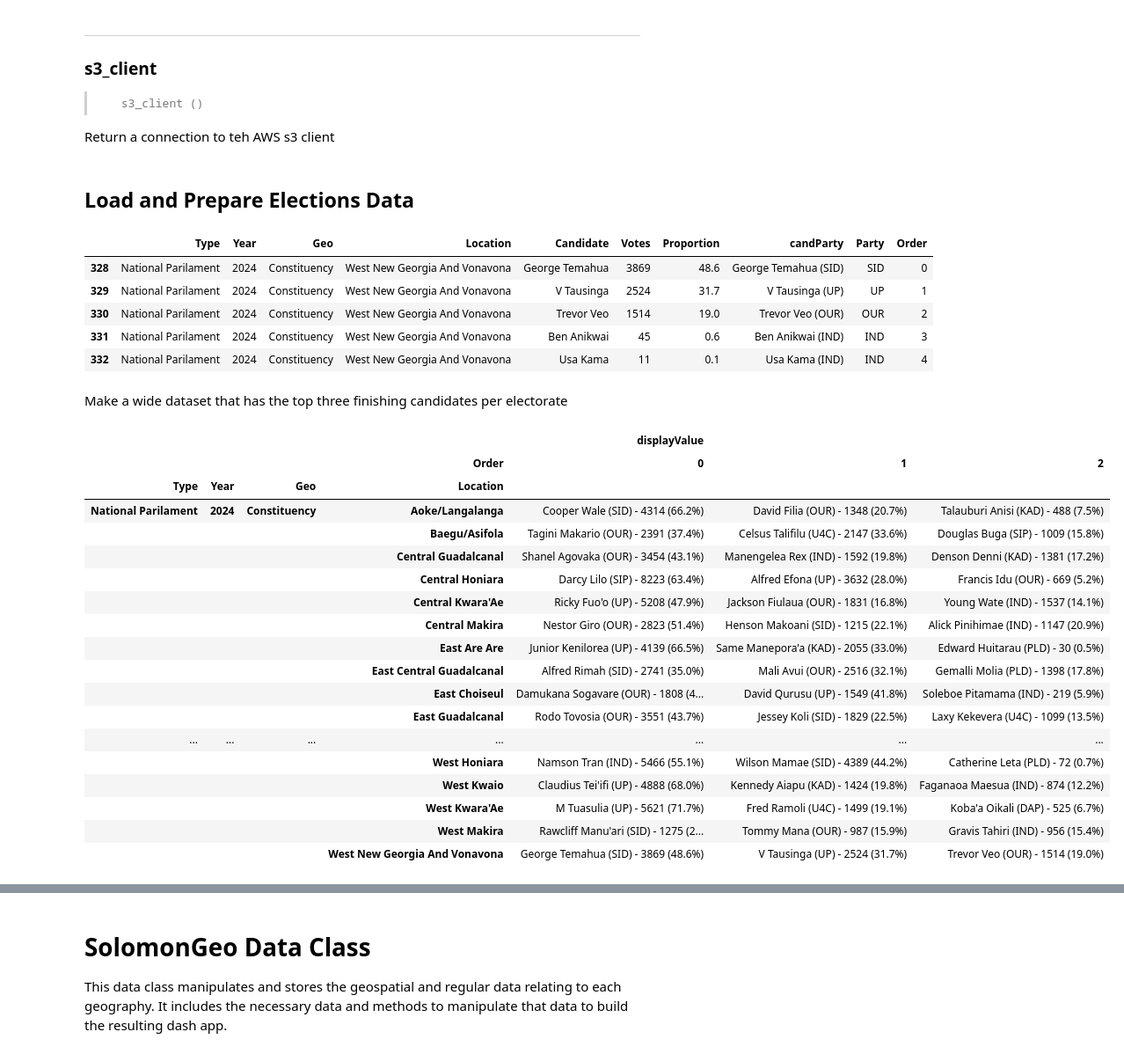
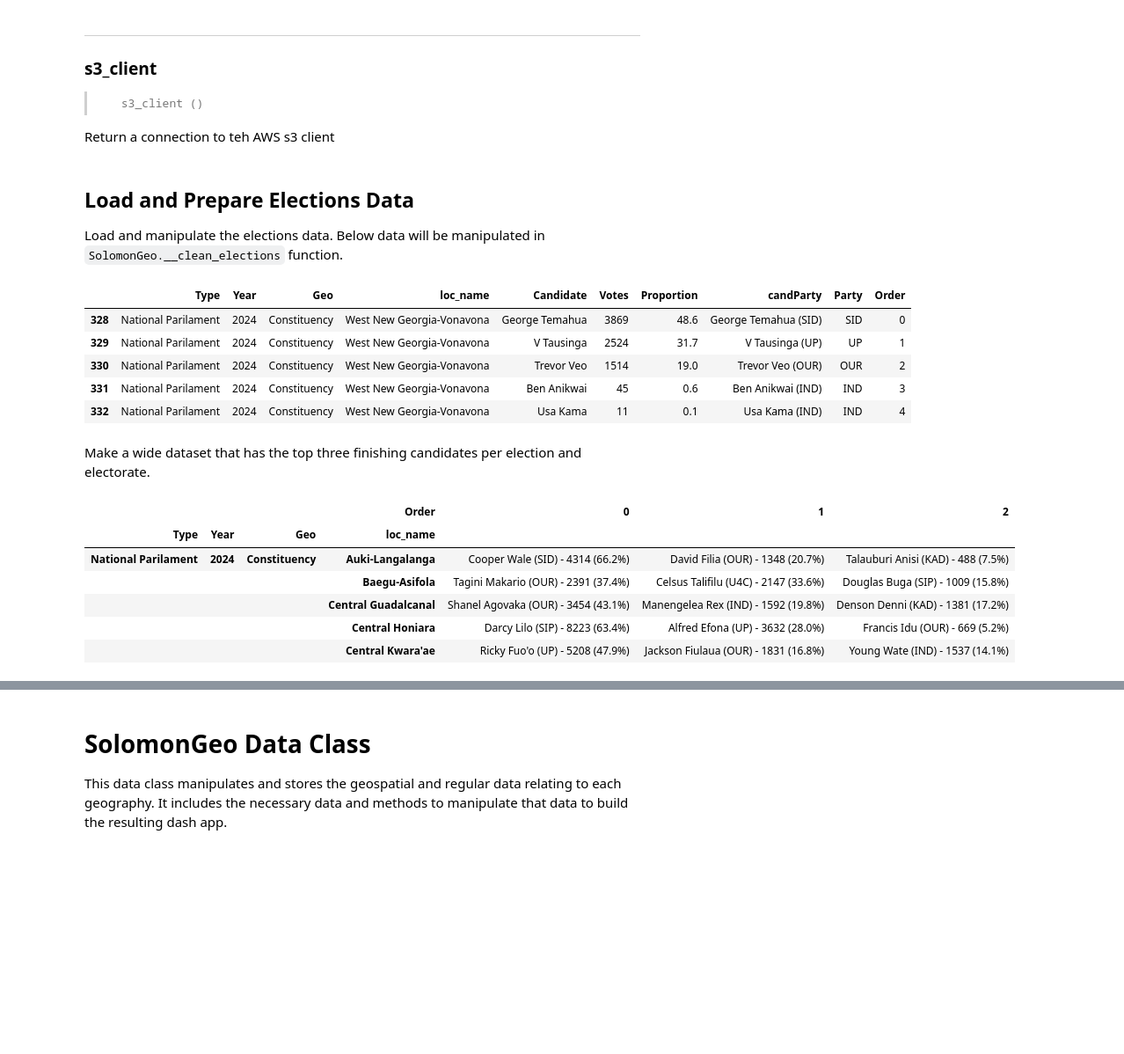
Before and after one commit to Gippers/SolomonIslandsDataMap, a Jupyter notebook: nbs/00_load_data.ipynb, the cells around one changed output, grey strips where cells are left out. Shown: that part at 88% size. Drawn from its saved outputs; the diff is of its cells as text; code cells hidden in the pictures; blank space fills up the shorter version.

Commit message:
Completed the wide version of the elections dataset

```diff
--- a/nbs/00_load_data.ipynb
+++ b/nbs/00_load_data.ipynb
@@ -110,8 +110,9 @@ show_doc(s3_client)
 >      s3_client ()
 
 Return a connection to teh AWS s3 client
-# %% [markdown]
-## Load and Prepare Elections Data
+# %% [markdown]
+## Load and Prepare Elections Data
+Load and manipulate the elections data. Below data will be manipulated in `SolomonGeo.__clean_elections` function.
 # %%
 elec = pd.read_csv(fp + 'Solomon_Elections_Data_April_2024.csv', thousands=',')
 #elec['Party'] =
@@ -122,41 +123,30 @@ elec['Party'] = candParty.loc[:, 1].str.strip(")")
 
 # Fix formatting
 #elec.Votes.astype(int)
-elec.sort_values(by = ['Type','Year', 'Geo', 'Location', 'Votes',], inplace = True, ascending= False)
-elec['Order'] = elec.groupby(by = 'Location').cumcount()
+elec.sort_values(by = ['Type','Year', 'Geo', 'loc_name', 'Votes',], inplace = True, ascending= False)
+elec['Order'] = elec.groupby(by = 'loc_name').cumcount()
 elec.head()
 # %% [output]
-|  | Type | Year | Geo | Location | Candidate | Votes | Proportion | candParty | Party | Order |
-| 328 | National Parilament | 2024 | Constituency | West New Georgia And Vonavona | George Temahua | 3869 | 48.6 | George Temahua (SID) | SID | 0 |
-| 329 | National Parilament | 2024 | Constituency | West New Georgia And Vonavona | V Tausinga | 2524 | 31.7 | V Tausinga (UP) | UP | 1 |
-| 330 | National Parilament | 2024 | Constituency | West New Georgia And Vonavona | Trevor Veo | 1514 | 19.0 | Trevor Veo (OUR) | OUR | 2 |
-| 331 | National Parilament | 2024 | Constituency | West New Georgia And Vonavona | Ben Anikwai | 45 | 0.6 | Ben Anikwai (IND) | IND | 3 |
-| 332 | National Parilament | 2024 | Constituency | West New Georgia And Vonavona | Usa Kama | 11 | 0.1 | Usa Kama (IND) | IND | 4 |
+|  | Type | Year | Geo | loc_name | Candidate | Votes | Proportion | candParty | Party | Order |
+| 328 | National Parilament | 2024 | Constituency | West New Georgia-Vonavona | George Temahua | 3869 | 48.6 | George Temahua (SID) | SID | 0 |
+| 329 | National Parilament | 2024 | Constituency | West New Georgia-Vonavona | V Tausinga | 2524 | 31.7 | V Tausinga (UP) | UP | 1 |
+| 330 | National Parilament | 2024 | Constituency | West New Georgia-Vonavona | Trevor Veo | 1514 | 19.0 | Trevor Veo (OUR) | OUR | 2 |
+| 331 | National Parilament | 2024 | Constituency | West New Georgia-Vonavona | Ben Anikwai | 45 | 0.6 | Ben Anikwai (IND) | IND | 3 |
+| 332 | National Parilament | 2024 | Constituency | West New Georgia-Vonavona | Usa Kama | 11 | 0.1 | Usa Kama (IND) | IND | 4 |
 # %% [markdown]
-Make a wide dataset that has the top three finishing candidates per electorate
+Make a wide dataset that has the top three finishing candidates per election and electorate.
 # %%
 elec_wide = elec.copy()
 elec_wide = elec_wide[elec_wide['Order'] <= 2]
 elec_wide['displayValue'] = elec_wide.candParty.map(str) + " - " + elec_wide.Votes.map(str) + " (" + elec_wide.Proportion.map(str) + "%)"
-elec_wide = pd.pivot(elec_wide, index = ['Type', 'Year', 'Geo', 'Location',], columns = ['Order', ], values = ['displayValue']).fillna("")
-elec_wide
+elec_wide = pd.pivot(elec_wide, index = ['Type', 'Year', 'Geo', 'loc_name',], columns = ['Order', ], values = ['displayValue']).fillna("")
+elec_wide = elec_wide.droplevel(0, axis = 1)
+elec_wide.head()
 # %% [output]
-|  |  |  |  | displayValue |  |  |
 |  |  |  | Order | 0 | 1 | 2 |
-| Type | Year | Geo | Location |  |  |  |
-| National Parilament | 2024 | Constituency | Aoke/Langalanga | Cooper Wale (SID) - 4314 (66.2%) | David Filia (OUR) - 1348 (20.7%) | Talauburi Anisi (KAD) - 488 (7.5%) |
-|  |  |  | Baegu/Asifola | Tagini Makario (OUR) - 2391 (37.4%) | Celsus Talifilu (U4C) - 2147 (33.6%) | Douglas Buga (SIP) - 1009 (15.8%) |
+| Type | Year | Geo | loc_name |  |  |  |
+| National Parilament | 2024 | Constituency | Auki-Langalanga | Cooper Wale (SID) - 4314 (66.2%) | David Filia (OUR) - 1348 (20.7%) | Talauburi Anisi (KAD) - 488 (7.5%) |
+|  |  |  | Baegu-Asifola | Tagini Makario (OUR) - 2391 (37.4%) | Celsus Talifilu (U4C) - 2147 (33.6%) | Douglas Buga (SIP) - 1009 (15.8%) |
 |  |  |  | Central Guadalcanal | Shanel Agovaka (OUR) - 3454 (43.1%) | Manengelea Rex (IND) - 1592 (19.8%) | Denson Denni (KAD) - 1381 (17.2%) |
 |  |  |  | Central Honiara | Darcy Lilo (SIP) - 8223 (63.4%) | Alfred Efona (UP) - 3632 (28.0%) | Francis Idu (OUR) - 669 (5.2%) |
-|  |  |  | Central Kwara'Ae | Ricky Fuo'o (UP) - 5208 (47.9%) | Jackson Fiulaua (OUR) - 1831 (16.8%) | Young Wate (IND) - 1537 (14.1%) |
-|  |  |  | Central Makira | Nestor Giro (OUR) - 2823 (51.4%) | Henson Makoani (SID) - 1215 (22.1%) | Alick Pinihimae (IND) - 1147 (20.9%) |
-|  |  |  | East Are Are | Junior Kenilorea (UP) - 4139 (66.5%) | Same Manepora'a (KAD) - 2055 (33.0%) | Edward Huitarau (PLD) - 30 (0.5%) |
-|  |  |  | East Central Guadalcanal | Alfred Rimah (SID) - 2741 (35.0%) | Mali Avui (OUR) - 2516 (32.1%) | Gemalli Molia (PLD) - 1398 (17.8%) |
-|  |  |  | East Choiseul | Damukana Sogavare (OUR) - 1808 (4... | David Qurusu (UP) - 1549 (41.8%) | Soleboe Pitamama (IND) - 219 (5.9%) |
-|  |  |  | East Guadalcanal | Rodo Tovosia (OUR) - 3551 (43.7%) | Jessey Koli (SID) - 1829 (22.5%) | Laxy Kekevera (U4C) - 1099 (13.5%) |
-| ... | ... | ... | ... | ... | ... | ... |
-|  |  |  | West Honiara | Namson Tran (IND) - 5466 (55.1%) | Wilson Mamae (SID) - 4389 (44.2%) | Catherine Leta (PLD) - 72 (0.7%) |
-|  |  |  | West Kwaio | Claudius Tei'ifi (UP) - 4888 (68.0%) | Kennedy Aiapu (KAD) - 1424 (19.8%) | Faganaoa Maesua (IND) - 874 (12.2%) |
-|  |  |  | West Kwara'Ae | M Tuasulia (UP) - 5621 (71.7%) | Fred Ramoli (U4C) - 1499 (19.1%) | Koba'a Oikali (DAP) - 525 (6.7%) |
-|  |  |  | West Makira | Rawcliff Manu'ari (SID) - 1275 (2... | Tommy Mana (OUR) - 987 (15.9%) | Gravis Tahiri (IND) - 956 (15.4%) |
-|  |  |  | West New Georgia And Vonavona | George Temahua (SID) - 3869 (48.6%) | V Tausinga (UP) - 2524 (31.7%) | Trevor Veo (OUR) - 1514 (19.0%) |
+|  |  |  | Central Kwara'ae | Ricky Fuo'o (UP) - 5208 (47.9%) | Jackson Fiulaua (OUR) - 1831 (16.8%) | Young Wate (IND) - 1537 (14.1%) |
```
Also changed, not shown: parts of 9 cells of this notebook, 1 other file.
